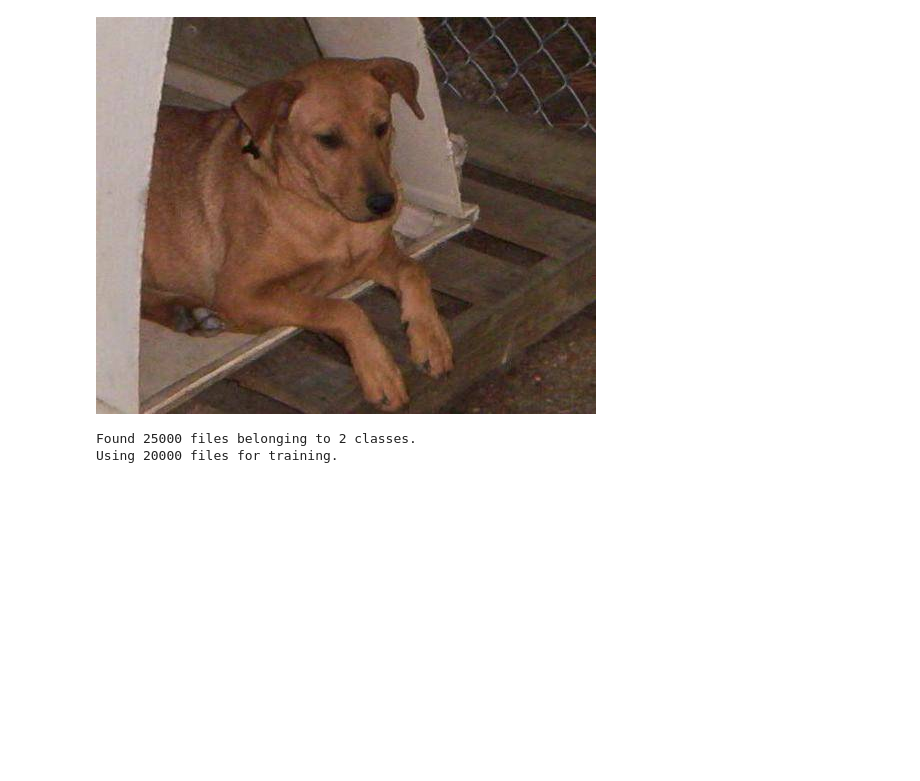
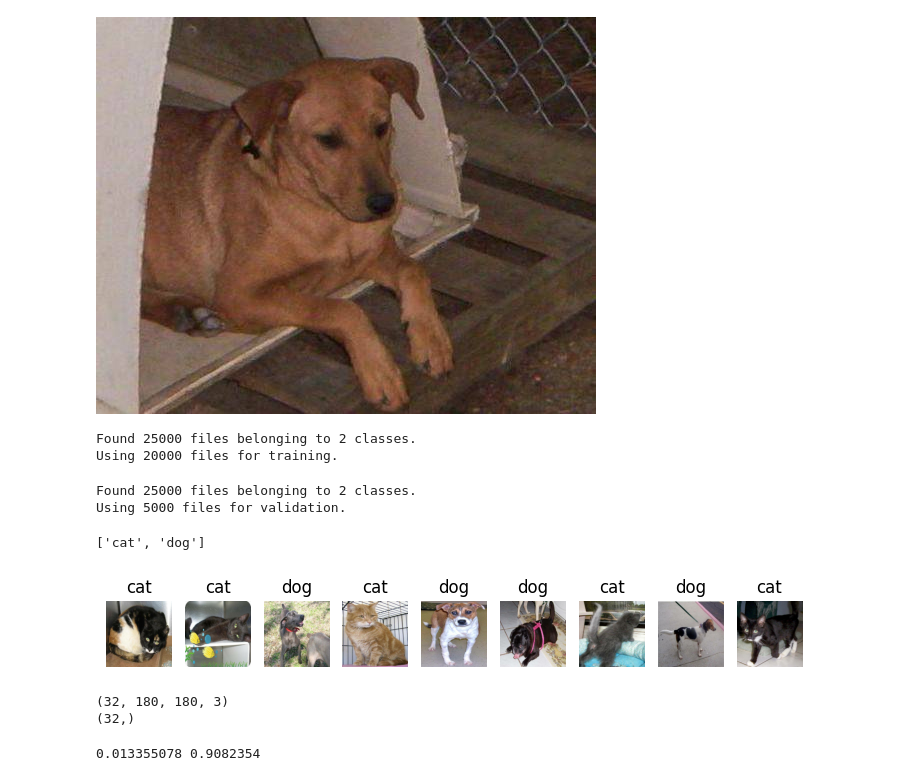
Before and after one commit to layla-focalors/Image_Classfication, a Jupyter notebook: catanddog.ipynb, the cells around one changed output. Drawn from its saved outputs; the diff is of its cells as text; code cells hidden in the pictures; blank space fills up the shorter version.

```diff
--- a/catanddog.ipynb
+++ b/catanddog.ipynb
@@ -50,3 +50,41 @@ train_ds = tf.keras.utils.image_dataset_from_directory(
 # %% [output]
 Found 25000 files belonging to 2 classes.
 Using 20000 files for training.
+# %%
+val_ds = tf.keras.utils.image_dataset_from_directory(
+  data_dir,
+  validation_split=0.2,
+  subset="validation",
+  seed=123,
+  image_size=(img_height, img_width),
+  batch_size=batch_size)
+# %% [output]
+Found 25000 files belonging to 2 classes.
+Using 5000 files for validation.
+# %%
+class_names = train_ds.class_names
+print(class_names)
+# %% [output]
+['cat', 'dog']
+# %%
+import matplotlib.pyplot as plt
+
+plt.figure(figsize=(10, 10))
+for images, labels in train_ds.take(1):
+  for i in range(9):
+    ax = plt.subplot(5, 10, i + 1)
+    plt.imshow(images[i].numpy().astype("uint8"))
+    plt.title(class_names[labels[i]])
+    plt.axis("off")
+    # 훈련 데이터세트 출력
+# %% [output]
+[figure, added]
+# %%
+for image_batch, labels_batch in train_ds:
+  print(image_batch.shape)
+  print(labels_batch.shape)
+  break
+# image_batch는 (32, 180, 180, 3) 형상의 텐서
+# %% [output]
+(32, 180, 180, 3)
+(32,)
@@ -52,0 +100,8 @@ Using 20000 files for training.
+# %%
+normalized_ds = train_ds.map(lambda x, y: (normalization_layer(x), y))
+image_batch, labels_batch = next(iter(normalized_ds))
+first_image = image_batch[0]
+print(np.min(first_image), np.max(first_image))
+# Dataset.map을 호출하여 데이터세트에 이를 적용
+# %% [output]
+0.013355078 0.9082354
```
Also changed, not shown: parts of 6 cells of this notebook, 1 other file.
